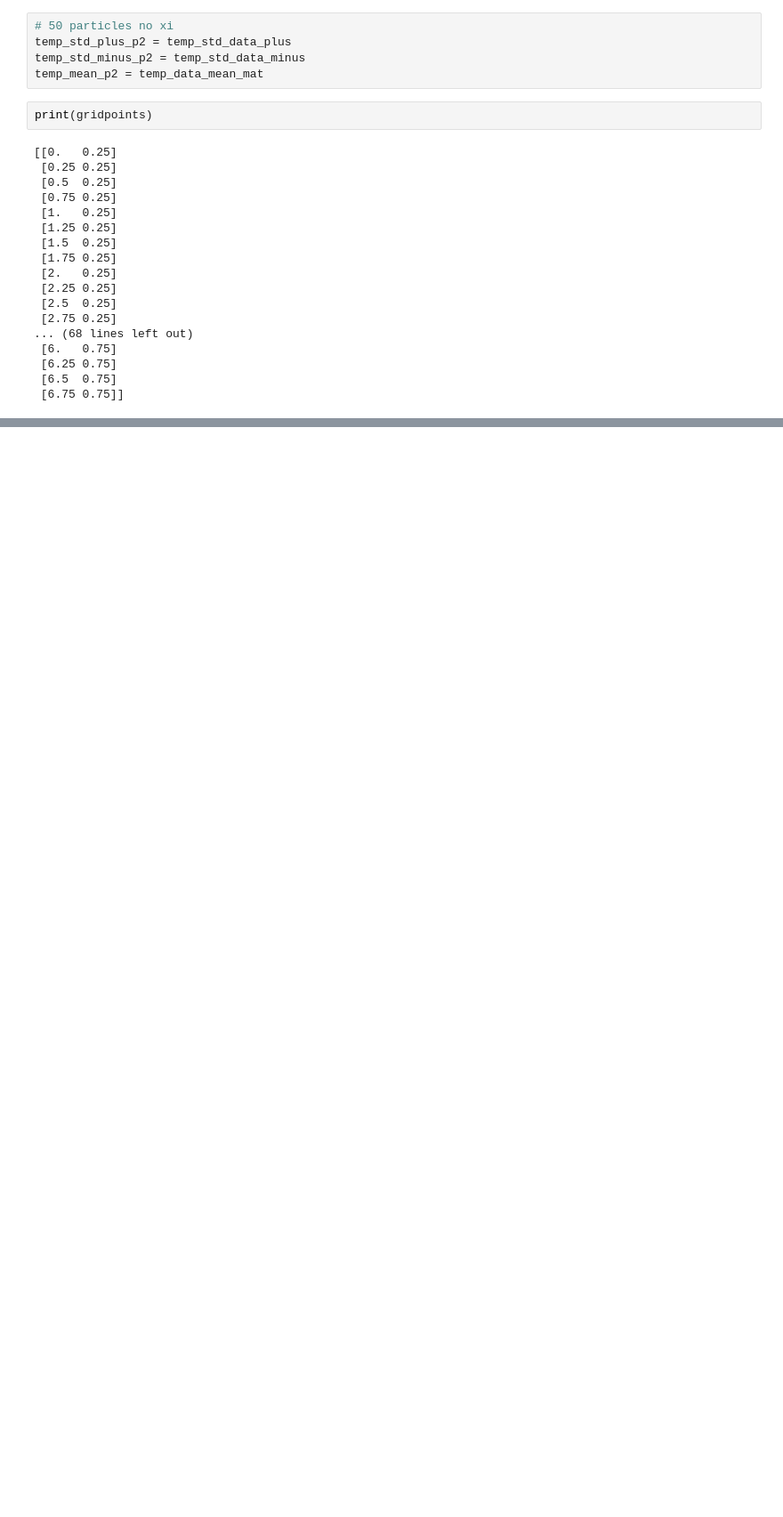
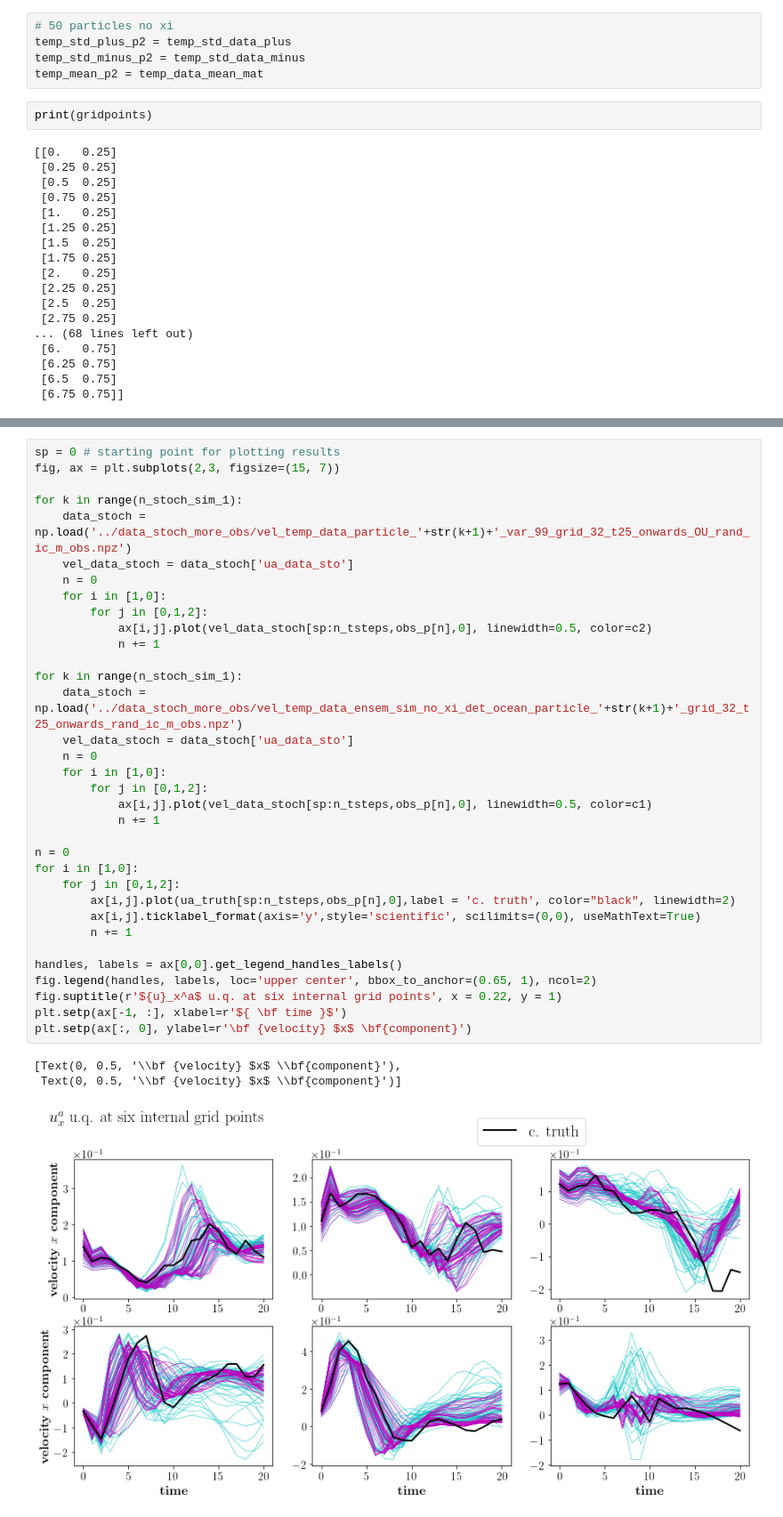
Before and after one commit to sharma-kk/coupled_OA_model, a Jupyter notebook: stochastic/224x32/data_analysis/uq_m_obs_rand_ic_stoch_vs_det_ensem_t25_onwards.ipynb, the cells around one changed output, grey strips where cells are left out. Shown at 89% size. Saved outputs shown, nothing was run; the diff lists cells and outputs as text; blank space fills up the shorter version.

Commit message:
add all ensem member results

```diff
--- a/stochastic/224x32/data_analysis/uq_m_obs_rand_ic_stoch_vs_det_ensem_t25_onwards.ipynb
+++ b/stochastic/224x32/data_analysis/uq_m_obs_rand_ic_stoch_vs_det_ensem_t25_onwards.ipynb
@@ -293,0 +302,38 @@ plt.savefig('../plots/rand_ic/uq_temp_det_v_stoch_50_part_var_99_ensem.pdf',bbox
+# %%
+sp = 0 # starting point for plotting results
+fig, ax = plt.subplots(2,3, figsize=(15, 7))
+
+for k in range(n_stoch_sim_1):
+    data_stoch = np.load('../data_stoch_more_obs/vel_temp_data_particle_'+str(k+1)+'_var_99_grid_32_t25_onwards_OU_rand_ic_m_obs.npz')
+    vel_data_stoch = data_stoch['ua_data_sto']
+    n = 0
+    for i in [1,0]:
+        for j in [0,1,2]:
+            ax[i,j].plot(vel_data_stoch[sp:n_tsteps,obs_p[n],0], linewidth=0.5, color=c2)
+            n += 1
+
+for k in range(n_stoch_sim_1):
+    data_stoch = np.load('../data_stoch_more_obs/vel_temp_data_ensem_sim_no_xi_det_ocean_particle_'+str(k+1)+'_grid_32_t25_onwards_rand_ic_m_obs.npz')
+    vel_data_stoch = data_stoch['ua_data_sto']
+    n = 0
+    for i in [1,0]:
+        for j in [0,1,2]:
+            ax[i,j].plot(vel_data_stoch[sp:n_tsteps,obs_p[n],0], linewidth=0.5, color=c1)
+            n += 1
+
+n = 0
+for i in [1,0]:
+    for j in [0,1,2]:
+        ax[i,j].plot(ua_truth[sp:n_tsteps,obs_p[n],0],label = 'c. truth', color="black", linewidth=2)
+        ax[i,j].ticklabel_format(axis='y',style='scientific', scilimits=(0,0), useMathText=True)
+        n += 1
+
+handles, labels = ax[0,0].get_legend_handles_labels()
+fig.legend(handles, labels, loc='upper center', bbox_to_anchor=(0.65, 1), ncol=2)
+fig.suptitle(r'${u}_x^a$ u.q. at six internal grid points', x = 0.22, y = 1)
+plt.setp(ax[-1, :], xlabel=r'${ \bf time }$')
+plt.setp(ax[:, 0], ylabel=r'\bf {velocity} $x$ \bf{component}')
+# %% [output]
+[Text(0, 0.5, '\\bf {velocity} $x$ \\bf{component}'),
+ Text(0, 0.5, '\\bf {velocity} $x$ \\bf{component}')]
+[figure, added]
```
Also changed, not shown: parts of 5 cells of this notebook.
